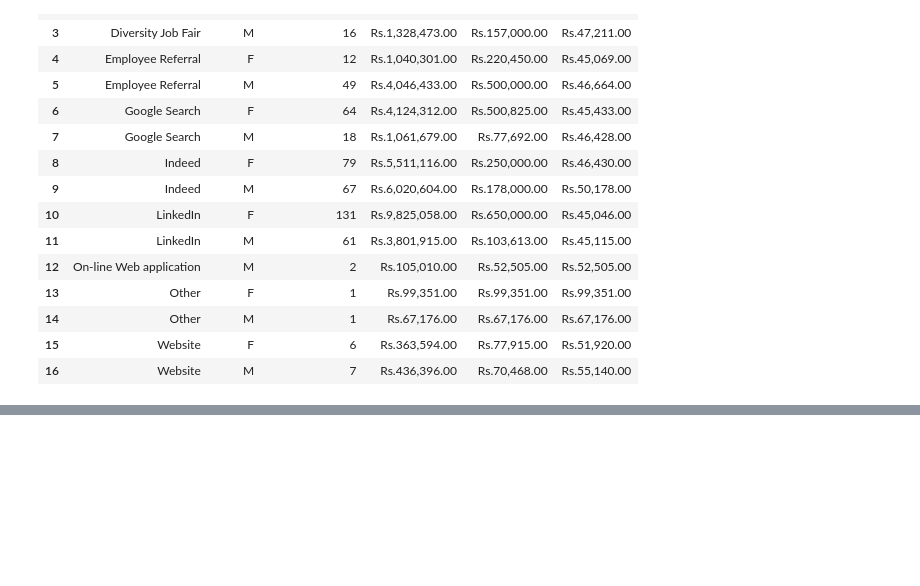
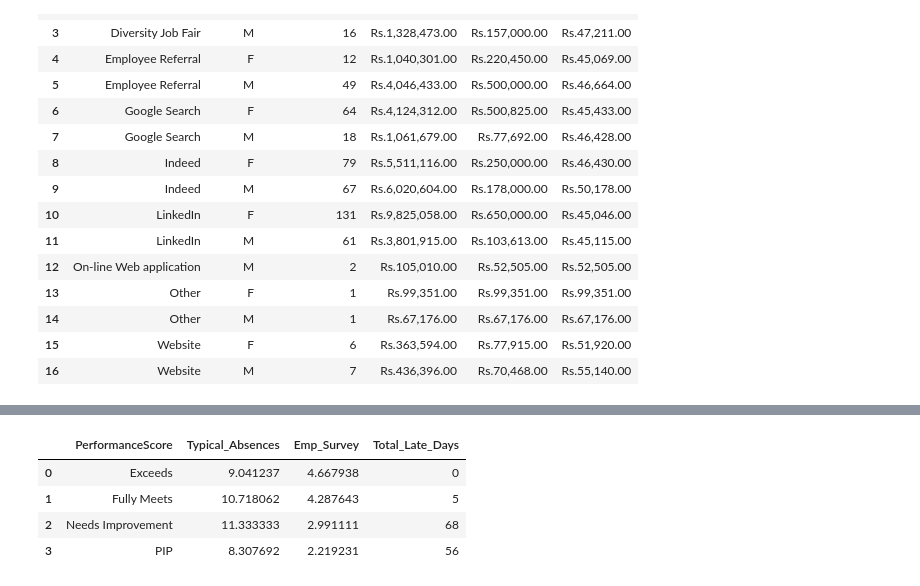
Before and after one commit to BIDUR2062/Data-Science, a Jupyter notebook: Analysis.ipynb, the cells around one changed output, grey strips where cells are left out. Cells and saved outputs as stored; diff of their text form; code cells hidden in the pictures; blank space fills up the shorter version.

```diff
--- a/Analysis.ipynb
+++ b/Analysis.ipynb
@@ -170 +168,17 @@ dtypes: int64(4), object(2)
 memory usage: 948.0+ bytes
+# %%
+# Extract a metric profile for each performance rating tier. For each tier, find the
+# typical number of absences, the standard survey score for employee commitment, and the
+# worst-case scenario for short-term tardiness (DaysLateLast30).
+emp_performance = df.groupby('PerformanceScore').agg(
+    Typical_Absences = ('Absences', 'mean'),
+    Emp_Survey = ('EngagementSurvey', 'mean'),
+    Total_Late_Days = ('DaysLateLast30', 'sum')
+).reset_index()
+emp_performance
+# %% [output]
+|  | PerformanceScore | Typical_Absences | Emp_Survey | Total_Late_Days |
+| 0 | Exceeds | 9.041237 | 4.667938 | 0 |
+| 1 | Fully Meets | 10.718062 | 4.287643 | 5 |
+| 2 | Needs Improvement | 11.333333 | 2.991111 | 68 |
+| 3 | PIP | 8.307692 | 2.219231 | 56 |
```
Also changed, not shown: parts of 17 cells of this notebook.
